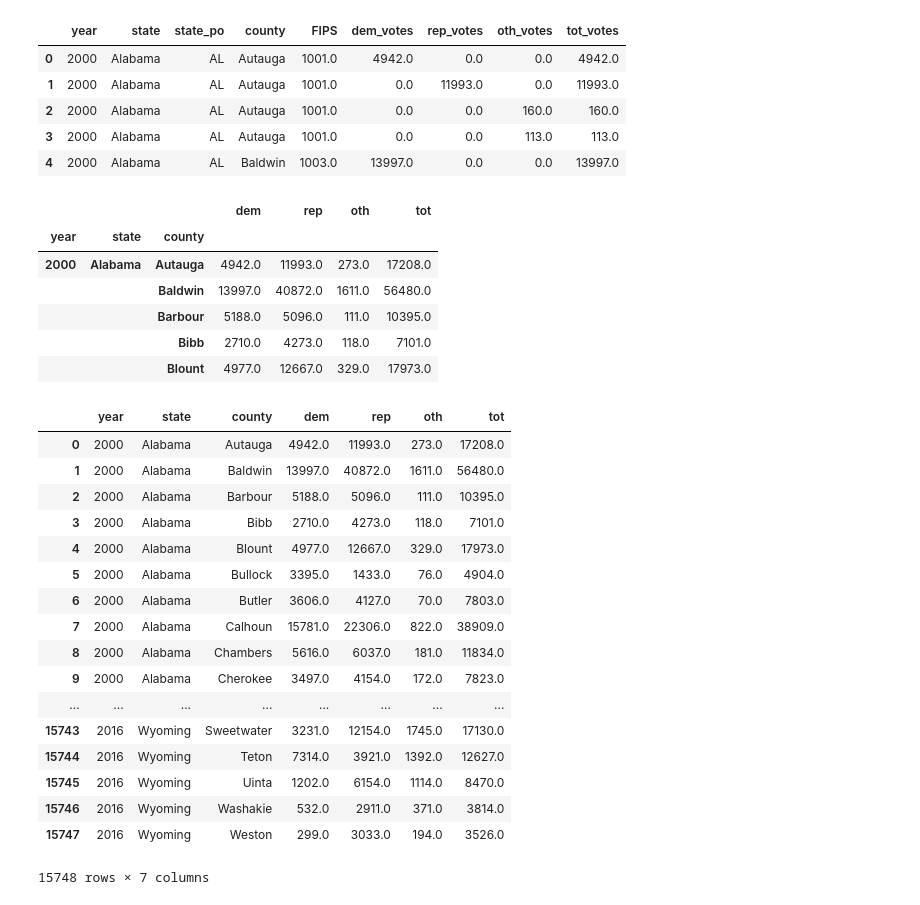
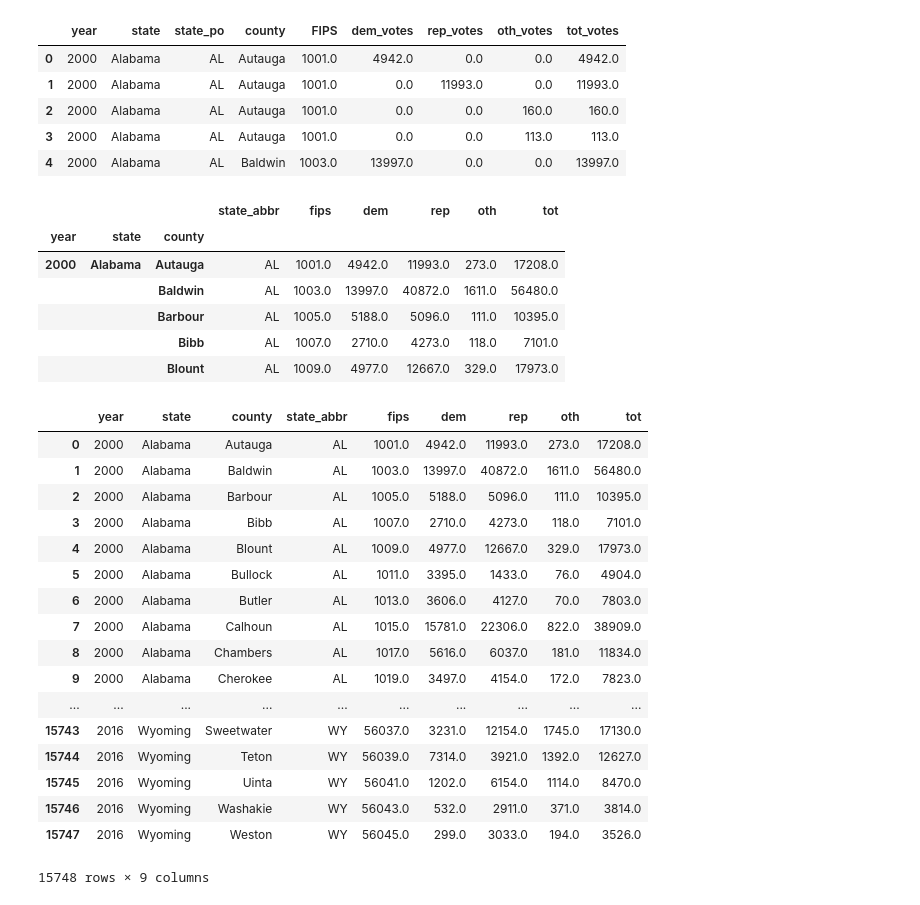
Before and after one commit to pmb13579/voting_repo, a Jupyter notebook: ETL/pres_hist.ipynb, the cells around one changed output. Saved outputs shown, nothing was run; the diff lists cells and outputs as text; code cells hidden in the pictures.

```diff
--- a/pres_hist.ipynb
+++ b/ETL/pres_hist.ipynb
@@ -134,47 +134,49 @@ df.head()
 # %%
 # groupby
 df1 = df.groupby(['year', 'state', 'county'])
 
 # calculate summary data
+state_abbr = df1["state_po"].min()
+fips = df1["FIPS"].min()
 dem = df1["dem_votes"].sum()
 rep = df1["rep_votes"].sum()
 oth = df1["oth_votes"].sum()
 tot = df1["tot_votes"].sum()
 
 # create new dataframe with summary data
-summary = pd.DataFrame({"dem":dem,
+summary = pd.DataFrame({"state_abbr":state_abbr,"fips":fips,"dem":dem,
                         "rep": rep, "oth": oth, "tot": tot})
 summary.head()
 # %% [output]
-|  |  |  | dem | rep | oth | tot |
-| year | state | county |  |  |  |  |
-| 2000 | Alabama | Autauga | 4942.0 | 11993.0 | 273.0 | 17208.0 |
-|  |  | Baldwin | 13997.0 | 40872.0 | 1611.0 | 56480.0 |
-|  |  | Barbour | 5188.0 | 5096.0 | 111.0 | 10395.0 |
-|  |  | Bibb | 2710.0 | 4273.0 | 118.0 | 7101.0 |
-|  |  | Blount | 4977.0 | 12667.0 | 329.0 | 17973.0 |
+|  |  |  | state_abbr | fips | dem | rep | oth | tot |
+| year | state | county |  |  |  |  |  |  |
+| 2000 | Alabama | Autauga | AL | 1001.0 | 4942.0 | 11993.0 | 273.0 | 17208.0 |
+|  |  | Baldwin | AL | 1003.0 | 13997.0 | 40872.0 | 1611.0 | 56480.0 |
+|  |  | Barbour | AL | 1005.0 | 5188.0 | 5096.0 | 111.0 | 10395.0 |
+|  |  | Bibb | AL | 1007.0 | 2710.0 | 4273.0 | 118.0 | 7101.0 |
+|  |  | Blount | AL | 1009.0 | 4977.0 | 12667.0 | 329.0 | 17973.0 |
 # %%
-# show year abd state in every row
+# show year and state in every row
 summary.reset_index()
 # %% [output]
-|  | year | state | county | dem | rep | oth | tot |
-| 0 | 2000 | Alabama | Autauga | 4942.0 | 11993.0 | 273.0 | 17208.0 |
-| 1 | 2000 | Alabama | Baldwin | 13997.0 | 40872.0 | 1611.0 | 56480.0 |
-| 2 | 2000 | Alabama | Barbour | 5188.0 | 5096.0 | 111.0 | 10395.0 |
-| 3 | 2000 | Alabama | Bibb | 2710.0 | 4273.0 | 118.0 | 7101.0 |
-| 4 | 2000 | Alabama | Blount | 4977.0 | 12667.0 | 329.0 | 17973.0 |
-| 5 | 2000 | Alabama | Bullock | 3395.0 | 1433.0 | 76.0 | 4904.0 |
-| 6 | 2000 | Alabama | Butler | 3606.0 | 4127.0 | 70.0 | 7803.0 |
-| 7 | 2000 | Alabama | Calhoun | 15781.0 | 22306.0 | 822.0 | 38909.0 |
-| 8 | 2000 | Alabama | Chambers | 5616.0 | 6037.0 | 181.0 | 11834.0 |
-| 9 | 2000 | Alabama | Cherokee | 3497.0 | 4154.0 | 172.0 | 7823.0 |
-| ... | ... | ... | ... | ... | ... | ... | ... |
-| 15743 | 2016 | Wyoming | Sweetwater | 3231.0 | 12154.0 | 1745.0 | 17130.0 |
-| 15744 | 2016 | Wyoming | Teton | 7314.0 | 3921.0 | 1392.0 | 12627.0 |
-| 15745 | 2016 | Wyoming | Uinta | 1202.0 | 6154.0 | 1114.0 | 8470.0 |
-| 15746 | 2016 | Wyoming | Washakie | 532.0 | 2911.0 | 371.0 | 3814.0 |
-| 15747 | 2016 | Wyoming | Weston | 299.0 | 3033.0 | 194.0 | 3526.0 |
+|  | year | state | county | state_abbr | fips | dem | rep | oth | tot |
+| 0 | 2000 | Alabama | Autauga | AL | 1001.0 | 4942.0 | 11993.0 | 273.0 | 17208.0 |
+| 1 | 2000 | Alabama | Baldwin | AL | 1003.0 | 13997.0 | 40872.0 | 1611.0 | 56480.0 |
+| 2 | 2000 | Alabama | Barbour | AL | 1005.0 | 5188.0 | 5096.0 | 111.0 | 10395.0 |
+| 3 | 2000 | Alabama | Bibb | AL | 1007.0 | 2710.0 | 4273.0 | 118.0 | 7101.0 |
+| 4 | 2000 | Alabama | Blount | AL | 1009.0 | 4977.0 | 12667.0 | 329.0 | 17973.0 |
+| 5 | 2000 | Alabama | Bullock | AL | 1011.0 | 3395.0 | 1433.0 | 76.0 | 4904.0 |
+| 6 | 2000 | Alabama | Butler | AL | 1013.0 | 3606.0 | 4127.0 | 70.0 | 7803.0 |
+| 7 | 2000 | Alabama | Calhoun | AL | 1015.0 | 15781.0 | 22306.0 | 822.0 | 38909.0 |
+| 8 | 2000 | Alabama | Chambers | AL | 1017.0 | 5616.0 | 6037.0 | 181.0 | 11834.0 |
+| 9 | 2000 | Alabama | Cherokee | AL | 1019.0 | 3497.0 | 4154.0 | 172.0 | 7823.0 |
+| ... | ... | ... | ... | ... | ... | ... | ... | ... | ... |
+| 15743 | 2016 | Wyoming | Sweetwater | WY | 56037.0 | 3231.0 | 12154.0 | 1745.0 | 17130.0 |
+| 15744 | 2016 | Wyoming | Teton | WY | 56039.0 | 7314.0 | 3921.0 | 1392.0 | 12627.0 |
+| 15745 | 2016 | Wyoming | Uinta | WY | 56041.0 | 1202.0 | 6154.0 | 1114.0 | 8470.0 |
+| 15746 | 2016 | Wyoming | Washakie | WY | 56043.0 | 532.0 | 2911.0 | 371.0 | 3814.0 |
+| 15747 | 2016 | Wyoming | Weston | WY | 56045.0 | 299.0 | 3033.0 | 194.0 | 3526.0 |
-15748 rows × 7 columns
+15748 rows × 9 columns
 # %%
 import sqlalchemy
 import psycopg2
```
Also changed, not shown: 34 other files.
